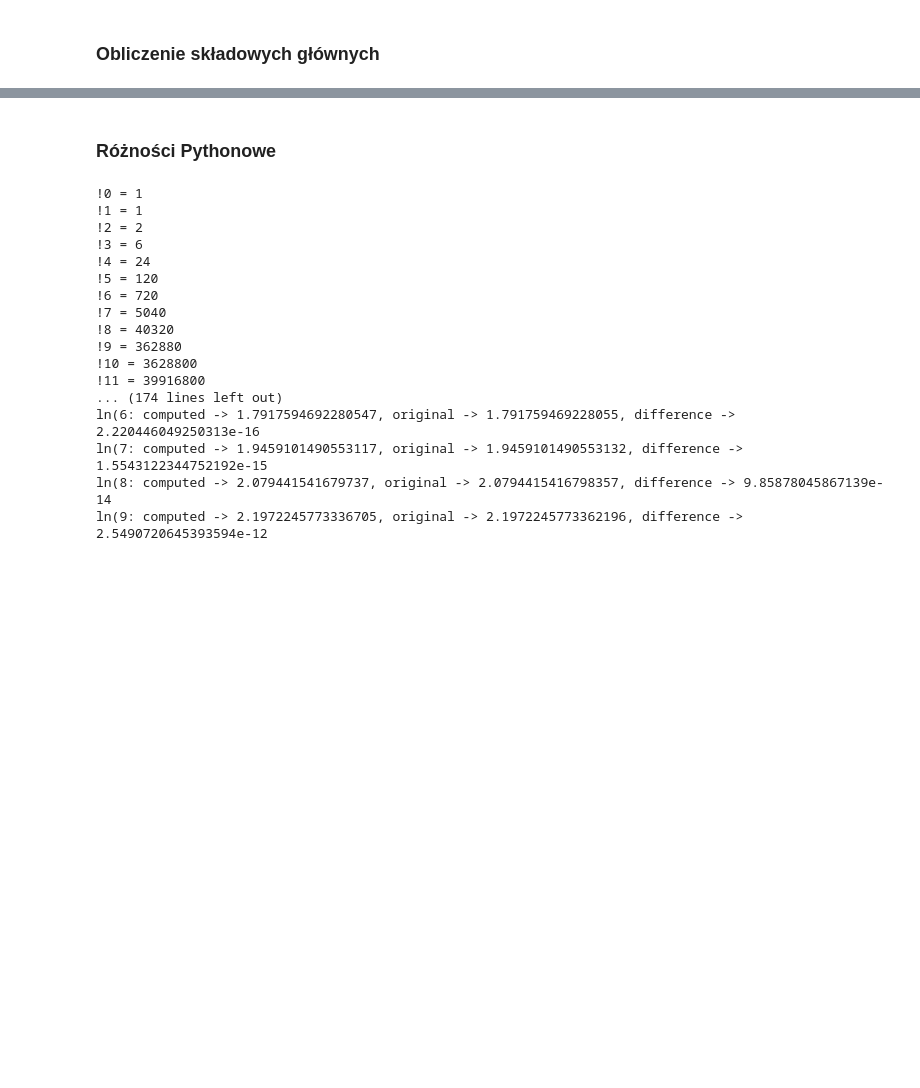
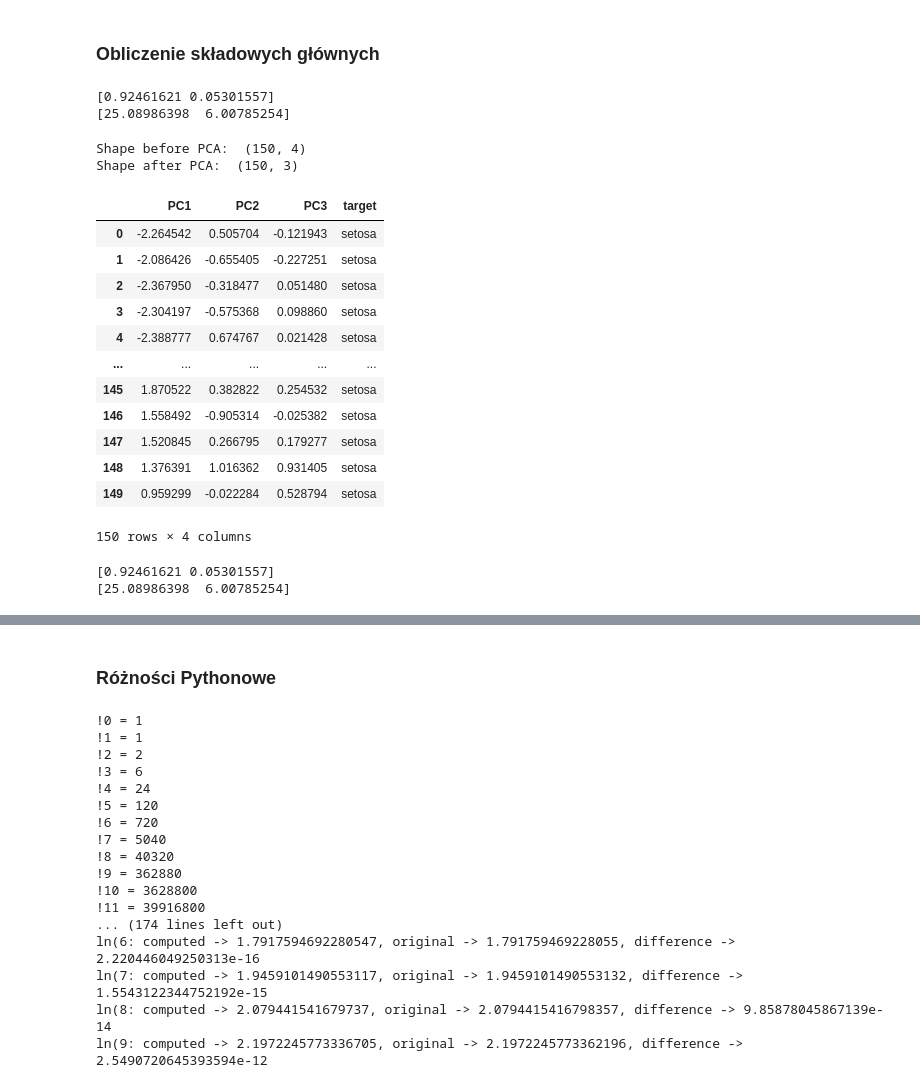
Before and after one commit to Krzysztof87/Python, a Jupyter notebook: Python_zadania_ED_Egzam.ipynb, the cells around one changed output, grey strips where cells are left out. Drawn from its saved outputs; the diff is of its cells as text; code cells hidden in the pictures; blank space fills up the shorter version.

```diff
--- a/Python_zadania_ED_Egzam.ipynb
+++ b/Python_zadania_ED_Egzam.ipynb
@@ -6956,0 +6916,6 @@ Wariancja = [1. 1. 1. 1. 1. 1. 1. 1. 1. 1.]
+# %%
+from sklearn.preprocessing import StandardScaler
+rowx, colx = X.shape
+X_standard = np.array([[0. for i in range(rowx)] for j in range(colx)])
+X_standard = StandardScaler().fit_transform(X)
+X_standard
@@ -6957,3 +7210,13 @@ Wariancja = [1. 1. 1. 1. 1. 1. 1. 1. 1. 1.]
+# %%
+# Obliczanie Macierzy kowariancji
+# kowariancja = True
+kowariancja = False
+if kowariancja:
+  Rxx = (1/rowx) * np.matmul(X1.T, X1)
+  print(Rxx)
+# Wprowadzanie Macierzy kowariancji
+
+# Rxx = np.array([[])
 # %% [markdown]
 ### Obliczenie macierzy korelacji "rho" z macierzy danych wystandaryzowanych X
 # %%
@@ -7277,2 +7606,62 @@ vL=
 # %% [markdown]
 ### Obliczenie składowych głównych
+# %%
+import numpy as np
+from sklearn.decomposition import PCA
+# X = np.array([[-1, -1], [-2, -1], [-3, -2], [1, 1], [2, 1], [3, 2]])
+pca = PCA(n_components=2)
+pca.fit(X)
+print(pca.explained_variance_ratio_)
+print(pca.singular_values_)
+# %% [output]
+[0.92461621 0.05301557]
+[25.08986398  6.00785254]
+# %%
+from sklearn.decomposition import PCA
+
+pca = PCA(n_components=3)
+
+pca_features = pca.fit_transform(X1)
+
+print('Shape before PCA: ', X1.shape)
+print('Shape after PCA: ', pca_features.shape)
+
+pca_df = pd.DataFrame(
+    data=pca_features,
+    columns=['PC1', 'PC2', 'PC3'])
+# %% [output]
+Shape before PCA:  (150, 4)
+Shape after PCA:  (150, 3)
+# %%
+target_names = {
+    0:'setosa',
+    1:'versicolor',
+    2:'virginica'
+}
+y = np.array([[0. for i in range(1)] for j in range(rowx)])
+pca_df['target'] = y
+pca_df['target'] = pca_df['target'].map(target_names)
+
+pca_df
+# %% [output]
+|  | PC1 | PC2 | PC3 | target |
+| 0 | -2.264542 | 0.505704 | -0.121943 | setosa |
+| 1 | -2.086426 | -0.655405 | -0.227251 | setosa |
+| 2 | -2.367950 | -0.318477 | 0.051480 | setosa |
+| 3 | -2.304197 | -0.575368 | 0.098860 | setosa |
+| 4 | -2.388777 | 0.674767 | 0.021428 | setosa |
+| ... | ... | ... | ... | ... |
+| 145 | 1.870522 | 0.382822 | 0.254532 | setosa |
+| 146 | 1.558492 | -0.905314 | -0.025382 | setosa |
+| 147 | 1.520845 | 0.266795 | 0.179277 | setosa |
+| 148 | 1.376391 | 1.016362 | 0.931405 | setosa |
+| 149 | 0.959299 | -0.022284 | 0.528794 | setosa |
+150 rows × 4 columns
+# %%
+pca = PCA(n_components=2, svd_solver='full')
+pca.fit(X)
+print(pca.explained_variance_ratio_)
+print(pca.singular_values_)
+# %% [output]
+[0.92461621 0.05301557]
+[25.08986398  6.00785254]
```
Also changed, not shown: parts of 36 cells of this notebook.
